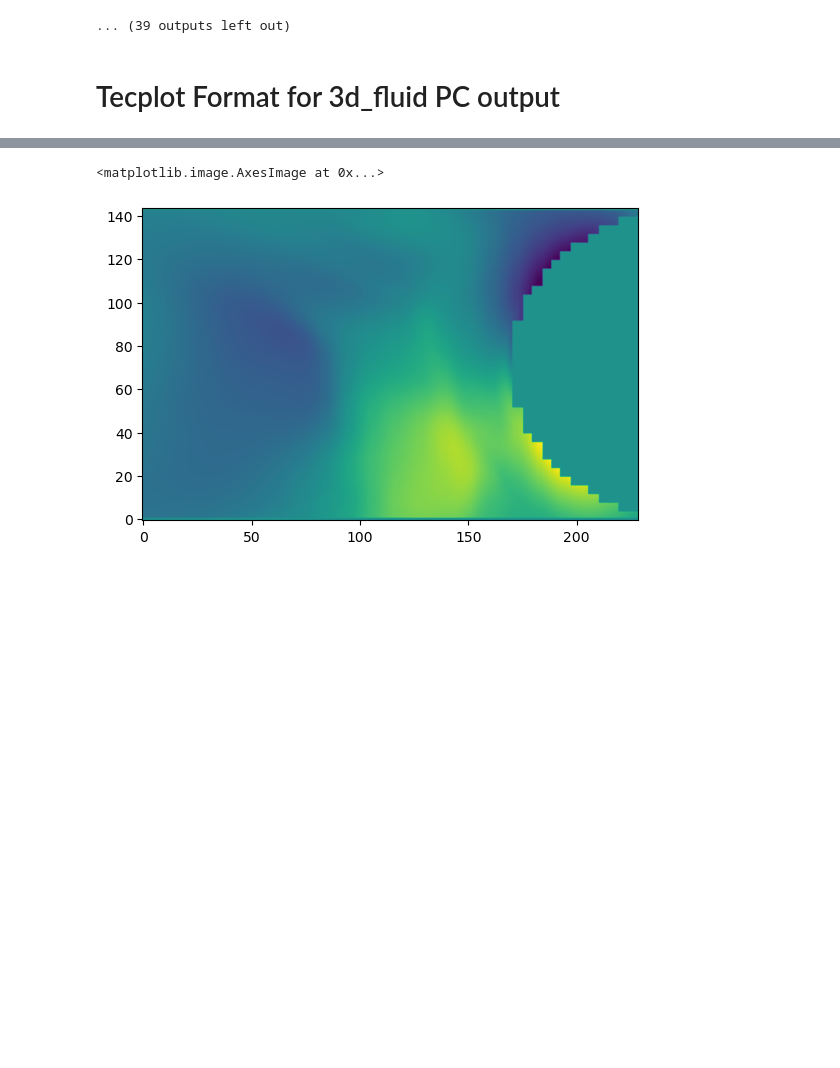
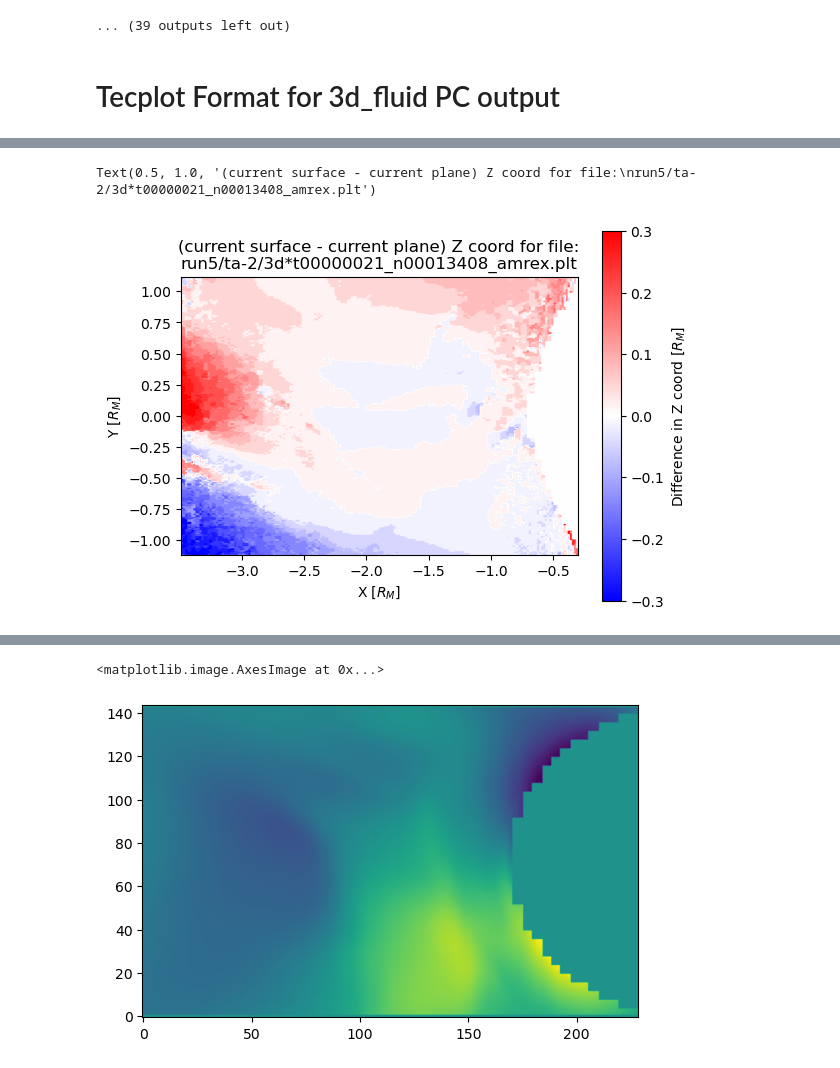
Before and after one commit to alexandercushen/MercuryModelling, a Jupyter notebook: plotting/PC_plotting.ipynb, the cells around one changed output, grey strips where cells are left out. Saved outputs shown, nothing was run; the diff lists cells and outputs as text; code cells hidden in the pictures; blank space fills up the shorter version.

```diff
--- a/plotting/PC_plotting.ipynb
+++ b/plotting/PC_plotting.ipynb
@@ -2269,0 +3174,7 @@ Connection established.
+# %%
+filename = '/Users/atcushen/Documents/MercuryModelling/runs/nightside_v1_run5/ta-2/3d_fluid_region0_0_t00000021_n00013408_amrex.plt'
+dataset = read_dataset(filename)
+grid_skip = 5
+current_surface = find_current_surface(dataset,var_ls=["Bz"], grid_skip = grid_skip)
+origin,normal = find_current_sheet2D(dataset)
+current_plane = extract_values_fast(dataset,var_ls=["Bz"],origin=origin,normal=normal)
@@ -2270 +3203,15 @@ Connection established.
+# %%
+#x_axis = np.unique(xz_plane["XX"])
+plt.imshow(current_surface["ZZ"]-current_plane["ZZ"][::grid_skip,::grid_skip],
+           origin="lower",extent=[np.min(current_surface["XX"]),np.max(current_surface["XX"]),
+                                np.min(current_surface["YY"]),np.max(current_surface["YY"])],
+          cmap="bwr")
+plt.colorbar(label="Difference in Z coord [$R_M$]")
+plt.xlabel("X [$R_M$]")
+plt.ylabel("Y [$R_M$]")
+plt.title(str("(current surface - current plane) Z coord for file:\nrun5/ta-2/3d*t00000021_n00013408_amrex.plt"))
+#plt.plot(x_axis, -normal[0]*(x_axis+2)+origin[2],linewidth=2,color="black",alpha=0.5)
+# %% [output]
+Text(0.5, 1.0, '(current surface - current plane) Z coord for file:\nrun5/ta-2/3d*t00000021_n00013408_amrex.plt')
+[figure, added]
 # %%
```
Also changed, not shown: parts of 12 cells of this notebook.
